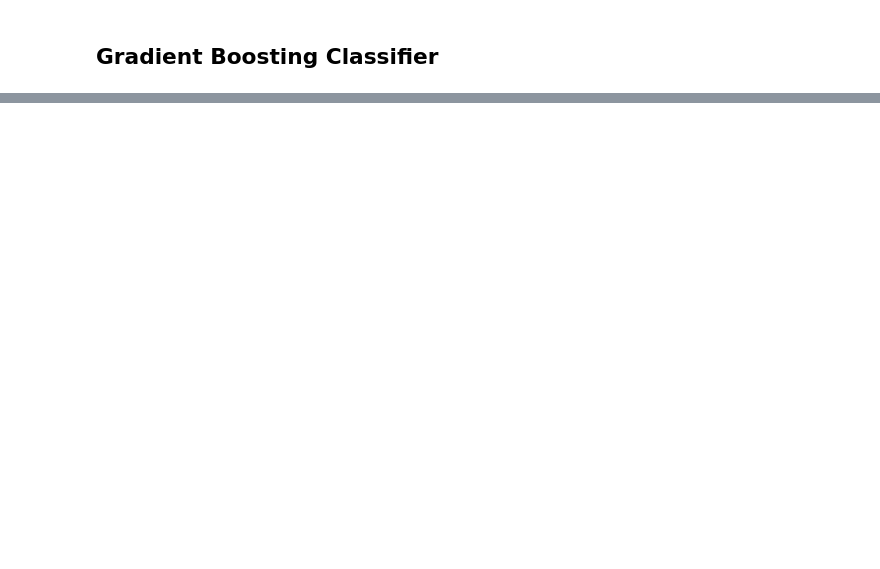
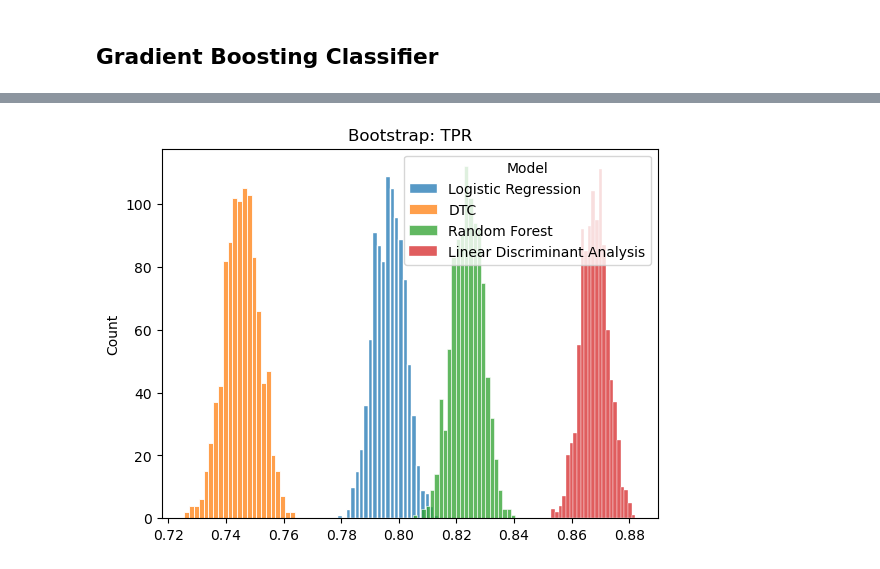
Before and after one commit to eugpoon/wildfire, a Jupyter notebook: model.ipynb, the cells around one changed output, grey strips where cells are left out. Cells and saved outputs as stored; diff of their text form; code cells hidden in the pictures; blank space fills up the shorter version.

```diff
--- a/model.ipynb
+++ b/model.ipynb
@@ -191,0 +175,15 @@ Accuracy: 0.8303, TPR: 0.8314, FPR: 0.1705, Precision: 0.7705
+# %%
+# with cross validation
+grid_values = {'ccp_alpha': np.linspace(0, 0.10, 201),
+               'min_samples_leaf': [5],
+               'min_samples_split': [20],
+               'random_state': [88]}
+
+dtc_c = DecisionTreeClassifier(random_state=88)
+dtc_cv = GridSearchCV(dtc_c, param_grid=grid_values, scoring='accuracy', cv=10)
+dtc_cv.fit(X_train, y_train)
+y_pred = dtc_cv.best_estimator_.predict(X_test)
+
+cart_best_ccp_alpha = dtc_cv.best_params_['ccp_alpha']
+print(f'Best ccp_alpha: {cart_best_ccp_alpha:.4f}')
+dtc_cv_acc,dtc_cv_TPR,dtc_cv_FPR,dtc_cv_PRE = scores(y_test, y_pred)
@@ -208,12 +209,12 @@ grid_values = {'max_features': np.arange(1, X_train.shape[1]),
                'n_estimators': [500],
                'random_state': [88]}
 
-rf = RandomForestClassifier(random_state=88)
-rf_cv = GridSearchCV(rf, param_grid=grid_values, scoring='accuracy', cv=10)
+rf_c = RandomForestClassifier(random_state=88)
+rf_cv = GridSearchCV(rf_c, param_grid=grid_values, scoring='accuracy', cv=10)
 rf_cv.fit(X_train, y_train)
 
 y_pred = rf_cv.predict(X_test)
 
 rf_max_features = rf_cv.best_params_['max_features']
-scores(y_test, y_pred)
+rf_cv_acc,rf_cv_TPR,rf_cv_FPR,rf_cv_PRE = scores(y_test, y_pred)
 # %% [output]
@@ -255,0 +310,9 @@ comparison_table
+# %%
+# Bootstrap: TPR
+for i in range(len(bs)):
+    sns.histplot(np.array(list(bs.values())[i])[:,1],
+                 edgecolor='white', color=sns.color_palette()[i]);
+plt.legend(title='Model', labels=list(bs.keys()));
+plt.title('Bootstrap: TPR');
+# %% [output]
+[figure, added]
```
Also changed, not shown: parts of 27 cells of this notebook.
